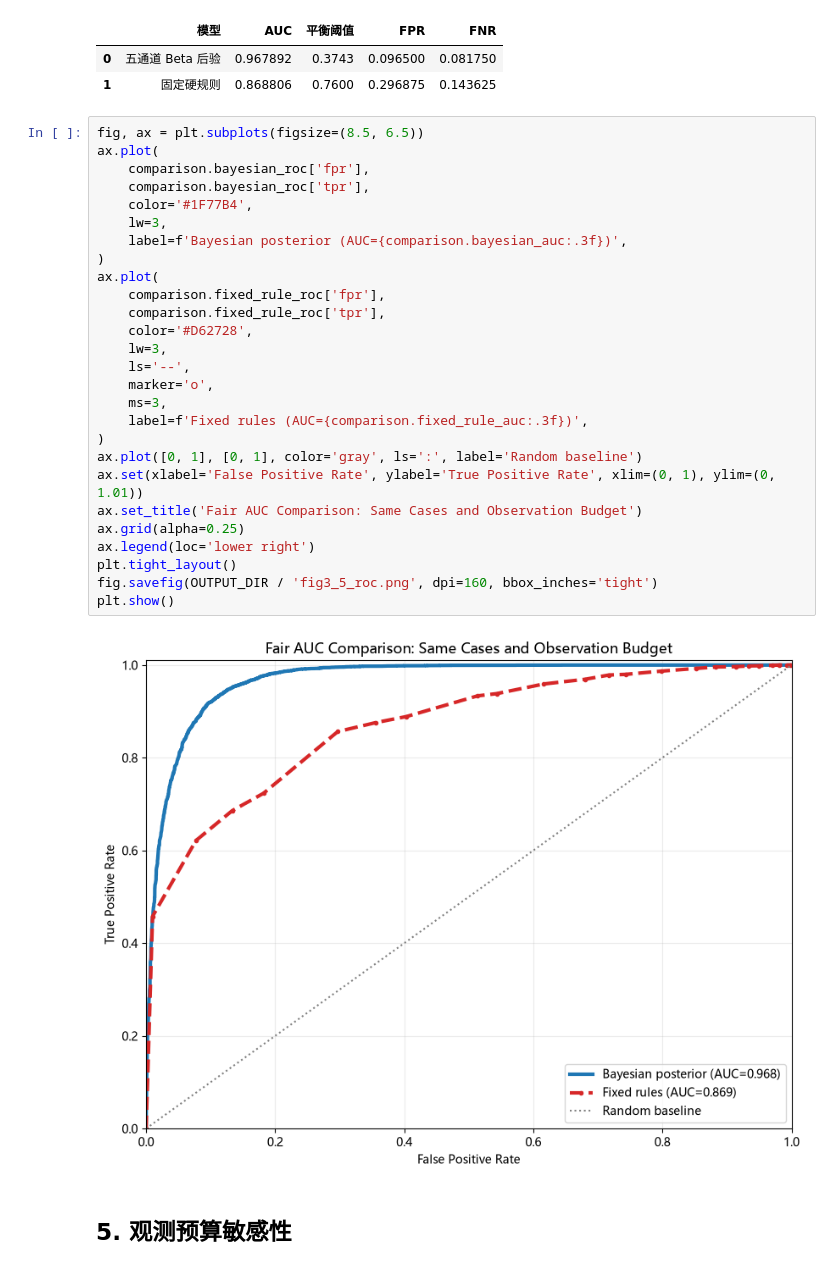
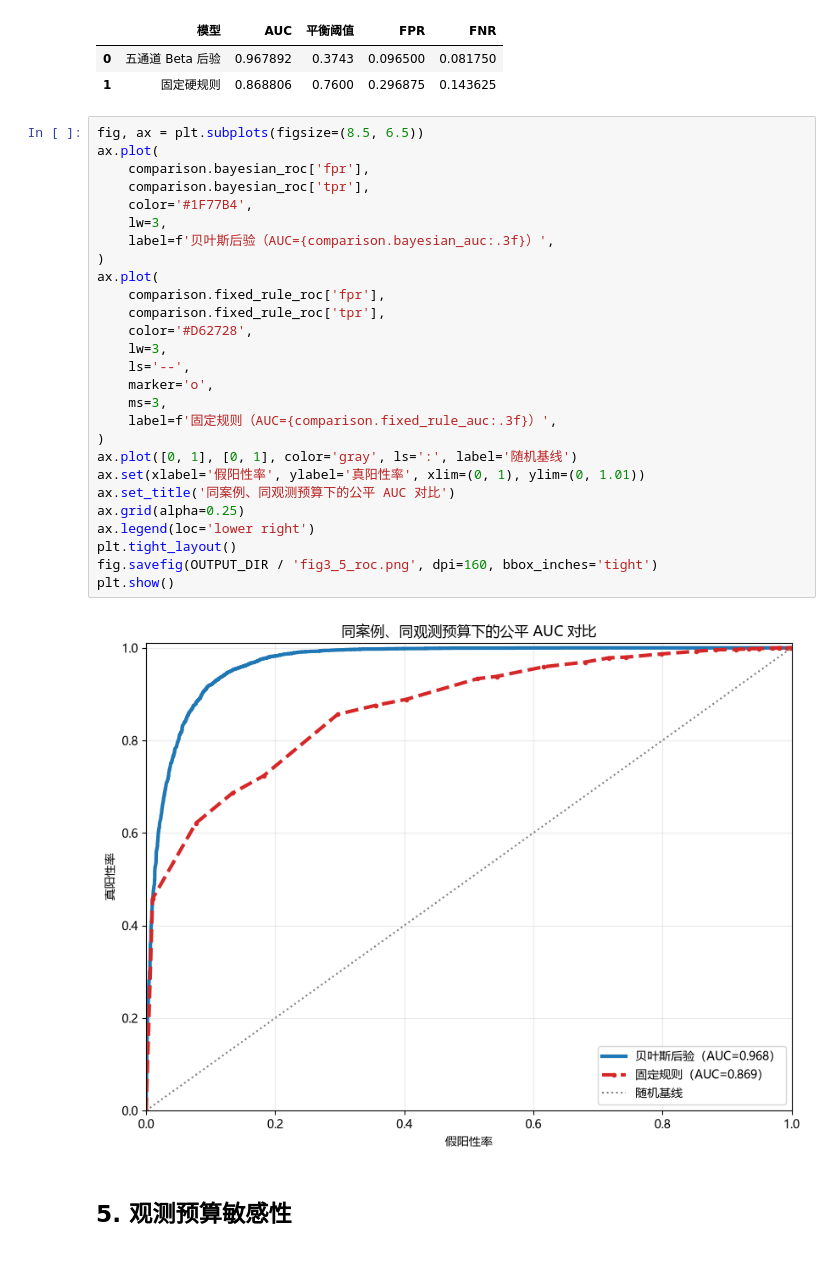
Before and after one commit to wxyrc5/cuas-ontology-demo, a Jupyter notebook: 05_Notebook与数据/验证输出/最新执行/notebook_03_bayesian_adaptive_executed.ipynb, the cells around one changed output. Saved outputs shown, nothing was run; the diff lists cells and outputs as text.

Commit message:
docs: localize Bayesian notebook figures to Chinese

```diff
--- a/05_Notebook与数据/验证输出/最新执行/notebook_03_bayesian_adaptive_executed.ipynb
+++ b/05_Notebook与数据/验证输出/最新执行/notebook_03_bayesian_adaptive_executed.ipynb
@@ -226,32 +225,32 @@ comparison_table
 # %%
 fig, ax = plt.subplots(figsize=(8.5, 6.5))
 ax.plot(
     comparison.bayesian_roc['fpr'],
     comparison.bayesian_roc['tpr'],
     color='#1F77B4',
     lw=3,
-    label=f'Bayesian posterior (AUC={comparison.bayesian_auc:.3f})',
+    label=f'贝叶斯后验（AUC={comparison.bayesian_auc:.3f}）',
 )
 ax.plot(
     comparison.fixed_rule_roc['fpr'],
     comparison.fixed_rule_roc['tpr'],
     color='#D62728',
     lw=3,
     ls='--',
     marker='o',
     ms=3,
-    label=f'Fixed rules (AUC={comparison.fixed_rule_auc:.3f})',
+    label=f'固定规则（AUC={comparison.fixed_rule_auc:.3f}）',
 )
-ax.plot([0, 1], [0, 1], color='gray', ls=':', label='Random baseline')
-ax.set(xlabel='False Positive Rate', ylabel='True Positive Rate', xlim=(0, 1), ylim=(0, 1.01))
-ax.set_title('Fair AUC Comparison: Same Cases and Observation Budget')
+ax.plot([0, 1], [0, 1], color='gray', ls=':', label='随机基线')
+ax.set(xlabel='假阳性率', ylabel='真阳性率', xlim=(0, 1), ylim=(0, 1.01))
+ax.set_title('同案例、同观测预算下的公平 AUC 对比')
 ax.grid(alpha=0.25)
 ax.legend(loc='lower right')
 plt.tight_layout()
 fig.savefig(OUTPUT_DIR / 'fig3_5_roc.png', dpi=160, bbox_inches='tight')
 plt.show()
 # %% [output]
-[figure, old version]
+[figure, new version]
 # %% [markdown]
 ## 5. 观测预算敏感性
 # %%
```
Also changed, not shown: parts of 6 cells of this notebook, 45 other files.
